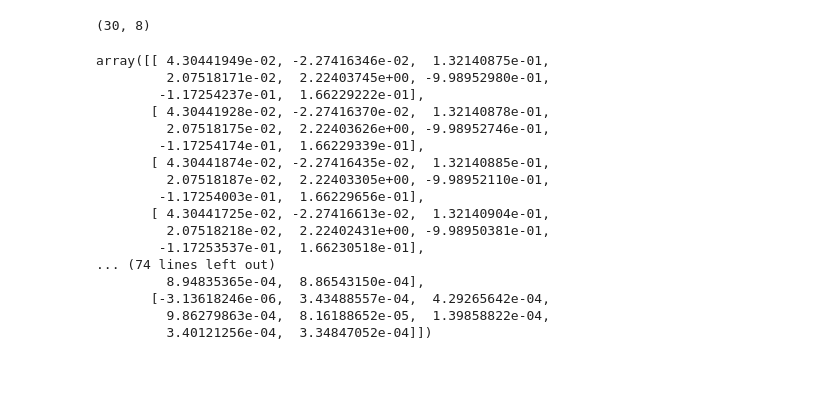
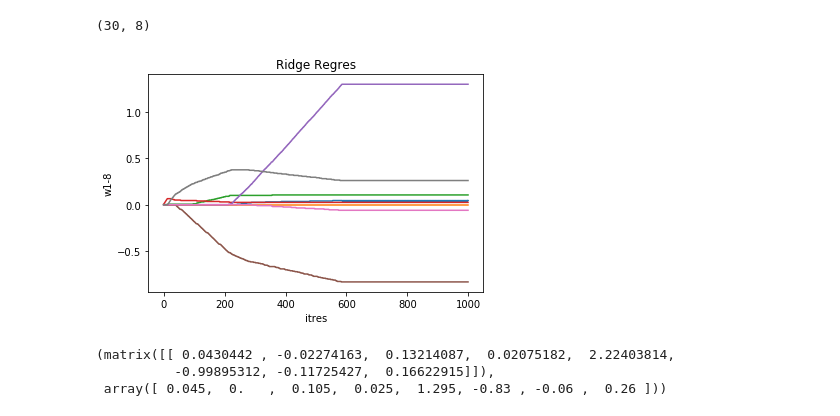
Before and after one commit to codefan/python-study, a Jupyter notebook: MLIA-note/ch08/regression.ipynb, the cells around one changed output. Cells and saved outputs as stored; diff of their text form; code cells hidden in the pictures; blank space fills up the shorter version.

Commit message:
add regression

```diff
--- a/MLIA-note/ch08/regression.ipynb
+++ b/MLIA-note/ch08/regression.ipynb
@@ -163,23 +165,3 @@ plt.show()
 np.shape(ridgeWeight)
 # %% [output]
 (30, 8)
-# %%
-ridgeWeight
-# %% [output]
-array([[ 4.30441949e-02, -2.27416346e-02,  1.32140875e-01,
-         2.07518171e-02,  2.22403745e+00, -9.98952980e-01,
-        -1.17254237e-01,  1.66229222e-01],
-       [ 4.30441928e-02, -2.27416370e-02,  1.32140878e-01,
-         2.07518175e-02,  2.22403626e+00, -9.98952746e-01,
-        -1.17254174e-01,  1.66229339e-01],
-       [ 4.30441874e-02, -2.27416435e-02,  1.32140885e-01,
-         2.07518187e-02,  2.22403305e+00, -9.98952110e-01,
-        -1.17254003e-01,  1.66229656e-01],
-       [ 4.30441725e-02, -2.27416613e-02,  1.32140904e-01,
-         2.07518218e-02,  2.22402431e+00, -9.98950381e-01,
-        -1.17253537e-01,  1.66230518e-01],
-... (74 lines left out)
-         8.94835365e-04,  8.86543150e-04],
-       [-3.13618246e-06,  3.43488557e-04,  4.29265642e-04,
-         9.86279863e-04,  8.16188652e-05,  1.39858822e-04,
-         3.40121256e-04,  3.34847052e-04]])
@@ -185,0 +176,40 @@ array([[ 4.30441949e-02, -2.27416346e-02,  1.32140875e-01,
+# %%
+def stageWise(xArr,yArr,eps=0.01,numIt=100):
+    xMat = np.mat(xArr);
+    yMat=np.mat(yArr).T
+    yMean = np.mean(yMat,0)
+    #can also regularize ys but will get smaller coef
+    yMat = yMat - yMean
+    xMat = regularize(xMat)
+    m,n= np.shape(xMat)
+    returnMat = np.zeros((numIt,n)) #testing code remove
+    ws = np.zeros((n,1));
+    wsTest = ws.copy();
+    wsMax = ws.copy()
+    for i in range(numIt):
+        #print (ws.T)
+        lowestError = np.inf;
+        for j in range(n):
+            for sign in [-1,1]:
+                wsTest = ws.copy()
+                wsTest[j] += eps*sign
+                yTest = xMat*wsTest
+                rssE = rssError(yMat.A,yTest.A)
+                if rssE < lowestError:
+                    lowestError = rssE
+                    wsMax = wsTest
+        ws = wsMax.copy()
+        returnMat[i,:]=ws.T
+    return returnMat
+# %%
+returnMat = stageWise(abX,abY,0.005,1000)
+# %%
+fig = plt.figure()
+ax = fig.add_subplot(111)
+ax.plot(returnMat)
+plt.xlabel("itres")
+plt.ylabel("w1-8")
+plt.title("Ridge Regres")
+plt.show()
+# %% [output]
+[figure, added]
@@ -185,0 +224,6 @@ array([[ 4.30441949e-02, -2.27416346e-02,  1.32140875e-01,
+# %%
+weights.T , returnMat[np.shape(returnMat)[0]-1]
+# %% [output]
+(matrix([[ 0.0430442 , -0.02274163,  0.13214087,  0.02075182,  2.22403814,
+          -0.99895312, -0.11725427,  0.16622915]]),
+ array([ 0.045,  0.   ,  0.105,  0.025,  1.295, -0.83 , -0.06 ,  0.26 ]))
```
Also changed, not shown: parts of 3 cells of this notebook, 1 other file.
